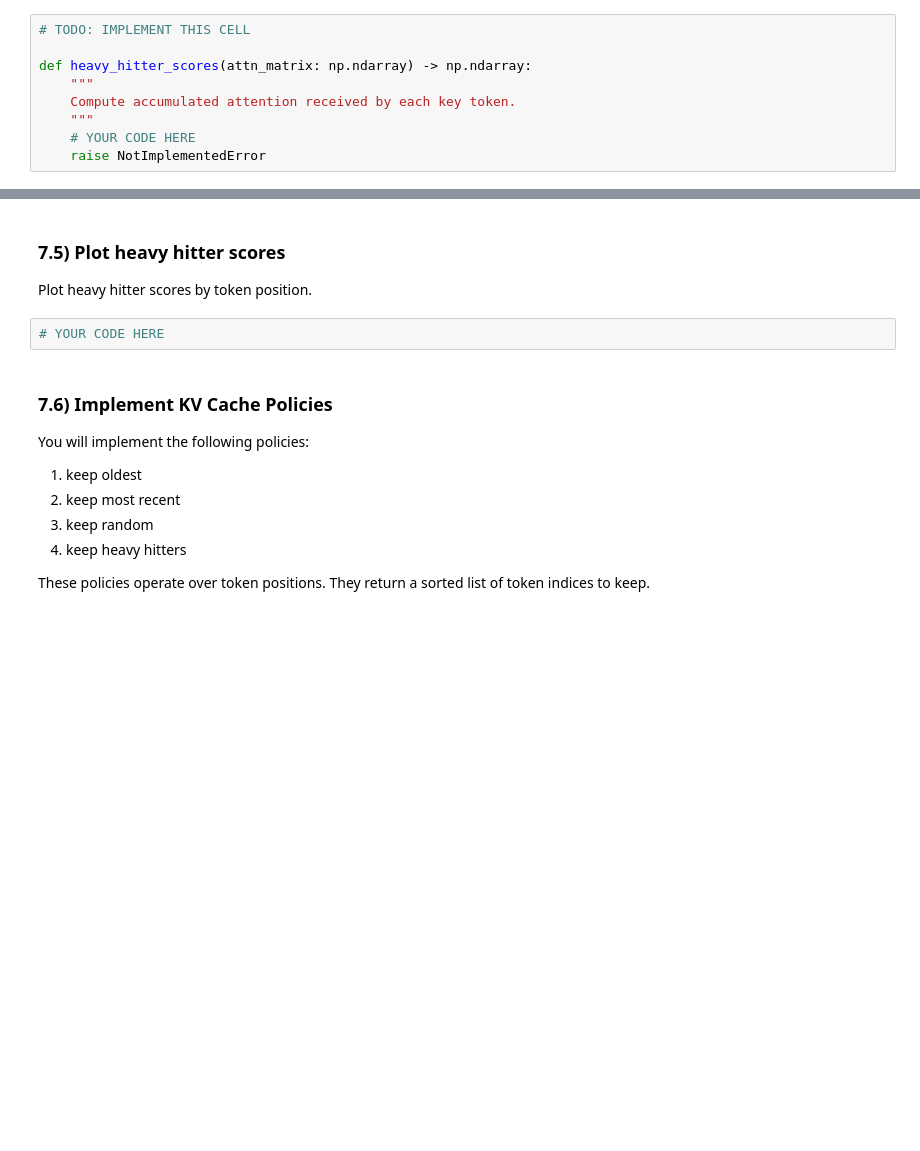
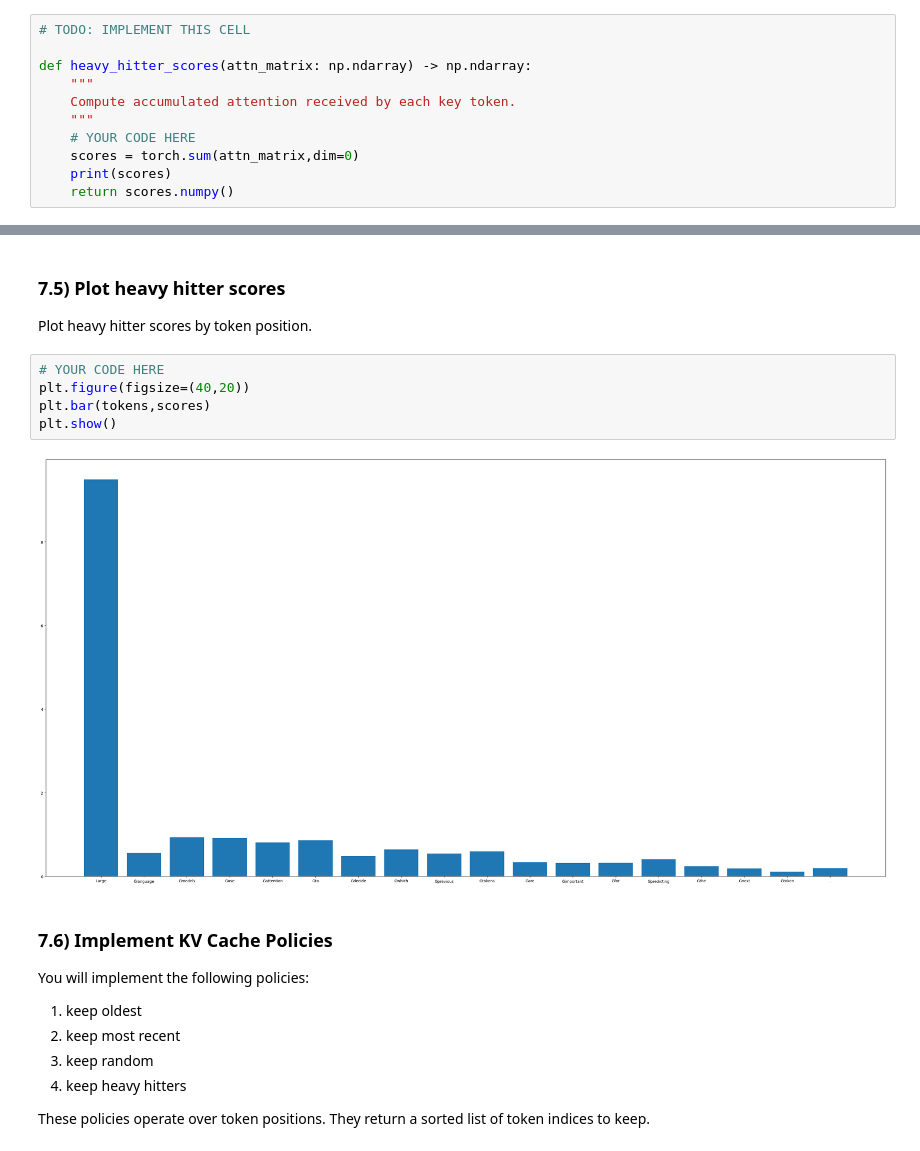
Before and after one commit to Ramneek2/Uni_git_repo, a Jupyter notebook: homework_2.ipynb, the cells around one changed output, grey strips where cells are left out. Cells and saved outputs as stored; diff of their text form; blank space fills up the shorter version.

```diff
--- a/homework_2.ipynb
+++ b/homework_2.ipynb
@@ -1204,7 +1240,9 @@ def heavy_hitter_scores(attn_matrix: np.ndarray) -> np.ndarray:
     Compute accumulated attention received by each key token.
     """
     # YOUR CODE HERE
-    raise NotImplementedError
+    scores = torch.sum(attn_matrix,dim=0)
+    print(scores)
+    return scores.numpy()
 # %%
 # DO NOT MODIFY THIS CELL
 
@@ -1223,6 +1282,11 @@ for i, (tok, score) in enumerate(zip(tokens, scores)):
 Plot heavy hitter scores by token position.
 # %%
 # YOUR CODE HERE
+plt.figure(figsize=(40,20))
+plt.bar(tokens,scores)
+plt.show()
+# %% [output]
+[figure, added]
 # %% [markdown]
 ### 7.6) Implement KV Cache Policies
 You will implement the following policies:
```
Also changed, not shown: parts of 13 cells of this notebook.
